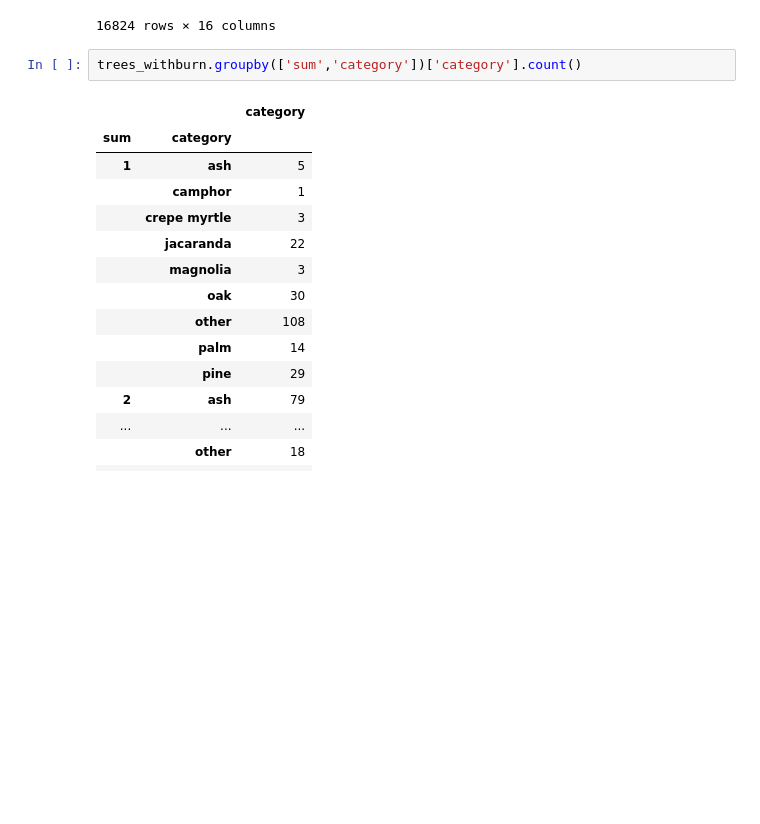
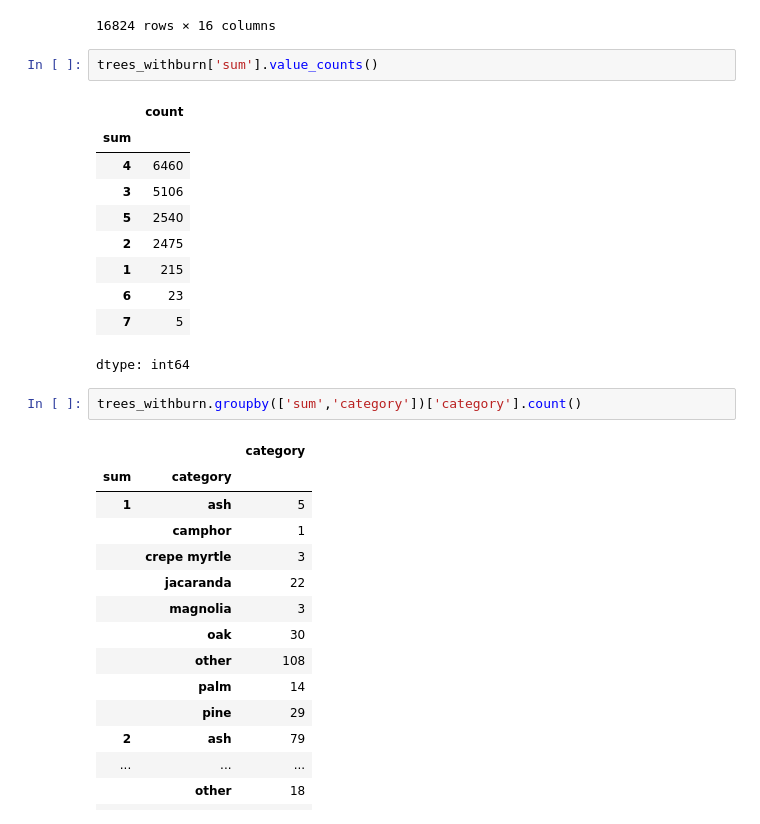
Before and after one commit to ankshah131/localsolve-open, a Jupyter notebook: wildfires/la_wildfires/LATrees_withburn.ipynb, the cells around one changed output. Saved outputs shown, nothing was run; the diff lists cells and outputs as text; blank space fills up the shorter version.

```diff
--- a/wildfires/la_wildfires/LATrees_withburn.ipynb
+++ b/wildfires/la_wildfires/LATrees_withburn.ipynb
@@ -114,6 +114,19 @@ trees_withburn
 | 16822 | 00030000000000000503_0 | False | False | pine | False | 6107 | False | False | False | ... |
 | 16823 | 00030000000000007170_0 | False | False | pine | False | 130511 | False | False | False | ... |
 16824 rows × 16 columns
+# %%
+trees_withburn['sum'].value_counts()
+# %% [output]
+|  | count |
+| sum |  |
+| 4 | 6460 |
+| 3 | 5106 |
+| 5 | 2540 |
+| 2 | 2475 |
+| 1 | 215 |
+| 6 | 23 |
+| 7 | 5 |
+dtype: int64
 # %%
 trees_withburn.groupby(['sum','category'])['category'].count()
 # %% [output]
```
Also changed, not shown: parts of 11 cells of this notebook.
